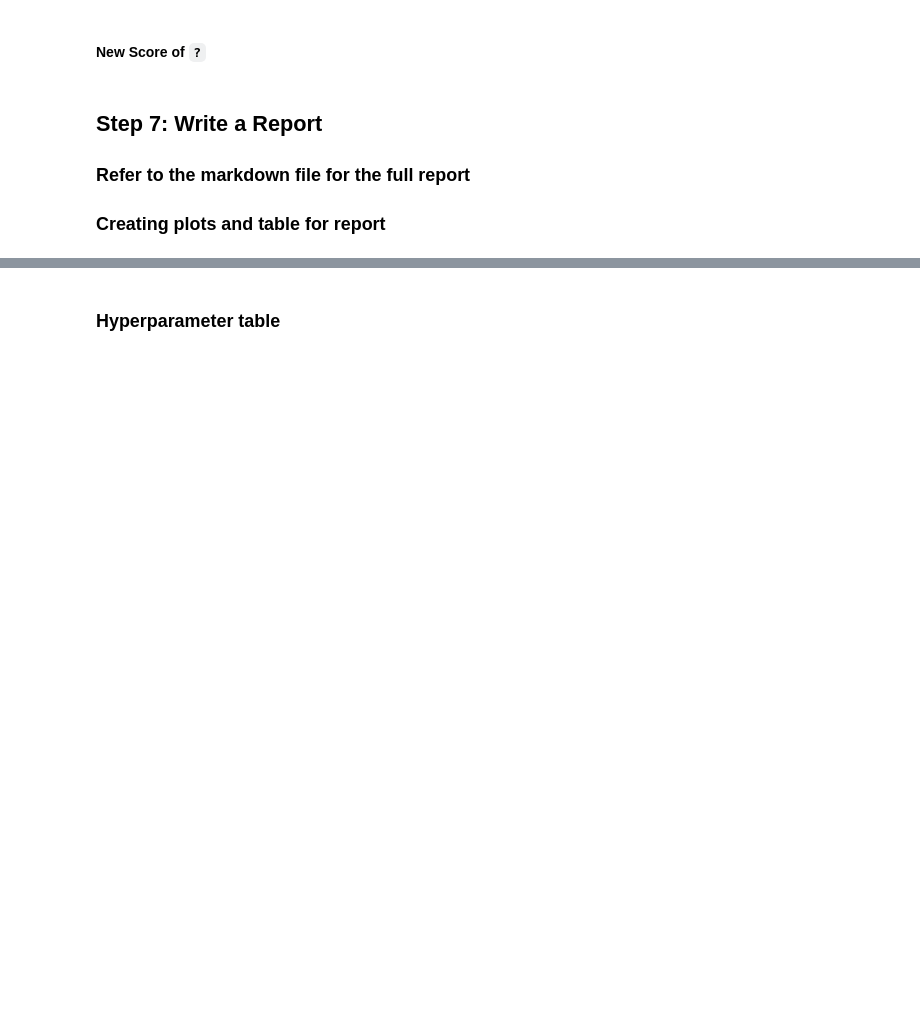
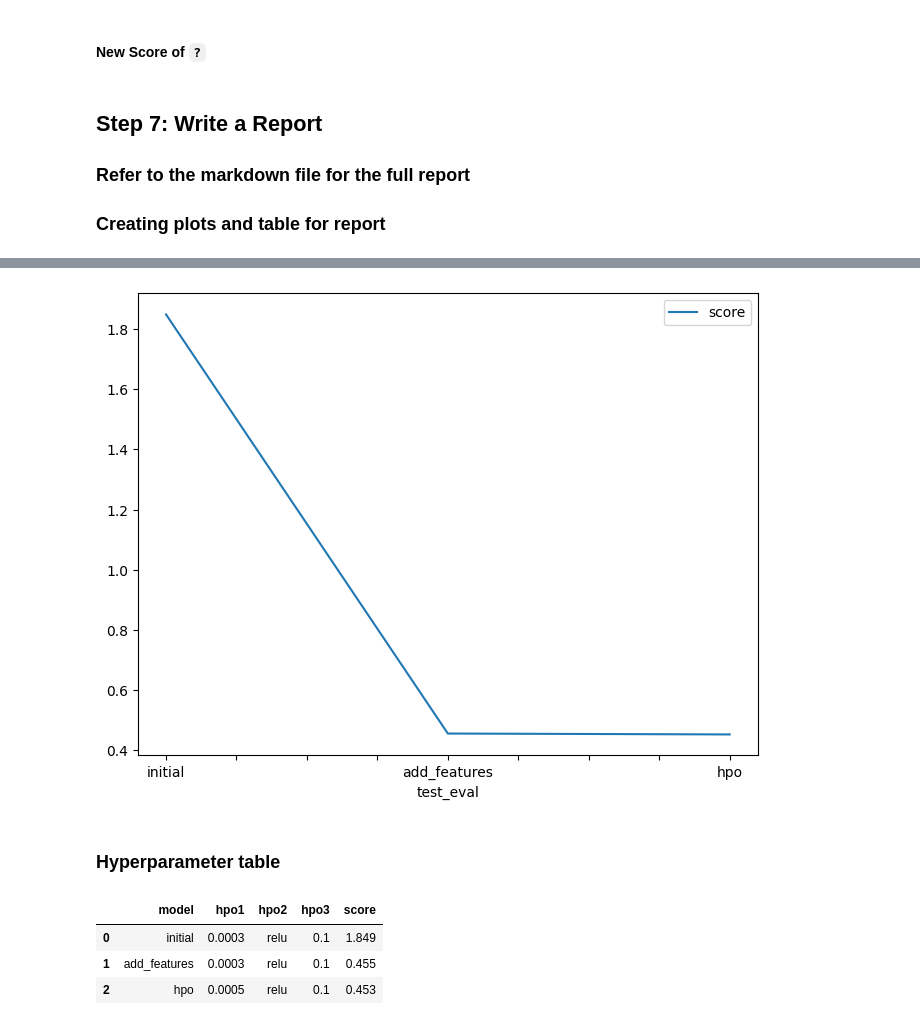
Before and after one commit to jhmao697/cd0385-project-starter, a Jupyter notebook: project/project-bike-share-demand.ipynb, the cells around one changed output, grey strips where cells are left out. Drawn from its saved outputs; the diff is of its cells as text; code cells hidden in the pictures; blank space fills up the shorter version.

```diff
--- a/project/project-bike-share-demand.ipynb
+++ b/project/project-bike-share-demand.ipynb
@@ -768,20 +968,27 @@ fig.savefig('model_train_score.png')
 # %%
 # Take the 3 kaggle scores and creating a line plot to show improvement
 fig = pd.DataFrame(
     {
         "test_eval": ["initial", "add_features", "hpo"],
-        "score": [?, ?, ?]
+        "score": [1.849, 0.455, 0.452]
     }
 ).plot(x="test_eval", y="score", figsize=(8, 6)).get_figure()
 fig.savefig('model_test_score.png')
+# %% [output]
+[figure, added]
 # %% [markdown]
 ### Hyperparameter table
 # %%
 # The 3 hyperparameters we tuned with the kaggle score as the result
 pd.DataFrame({
     "model": ["initial", "add_features", "hpo"],
-    "hpo1": [?, ?, ?],
-    "hpo2": [?, ?, ?],
-    "hpo3": [?, ?, ?],
-    "score": [?, ?, ?]
+    "hpo1": [0.0003, 0.0003, 0.0005],
+    "hpo2": ['relu', 'relu', 'relu'],
+    "hpo3": [0.1, 0.1, 0.1],
+    "score": [1.849, 0.455, 0.453]
 })
+# %% [output]
+|  | model | hpo1 | hpo2 | hpo3 | score |
+| 0 | initial | 0.0003 | relu | 0.1 | 1.849 |
+| 1 | add_features | 0.0003 | relu | 0.1 | 0.455 |
+| 2 | hpo | 0.0005 | relu | 0.1 | 0.453 |
```
Also changed, not shown: parts of 18 cells of this notebook, 7 other files.
